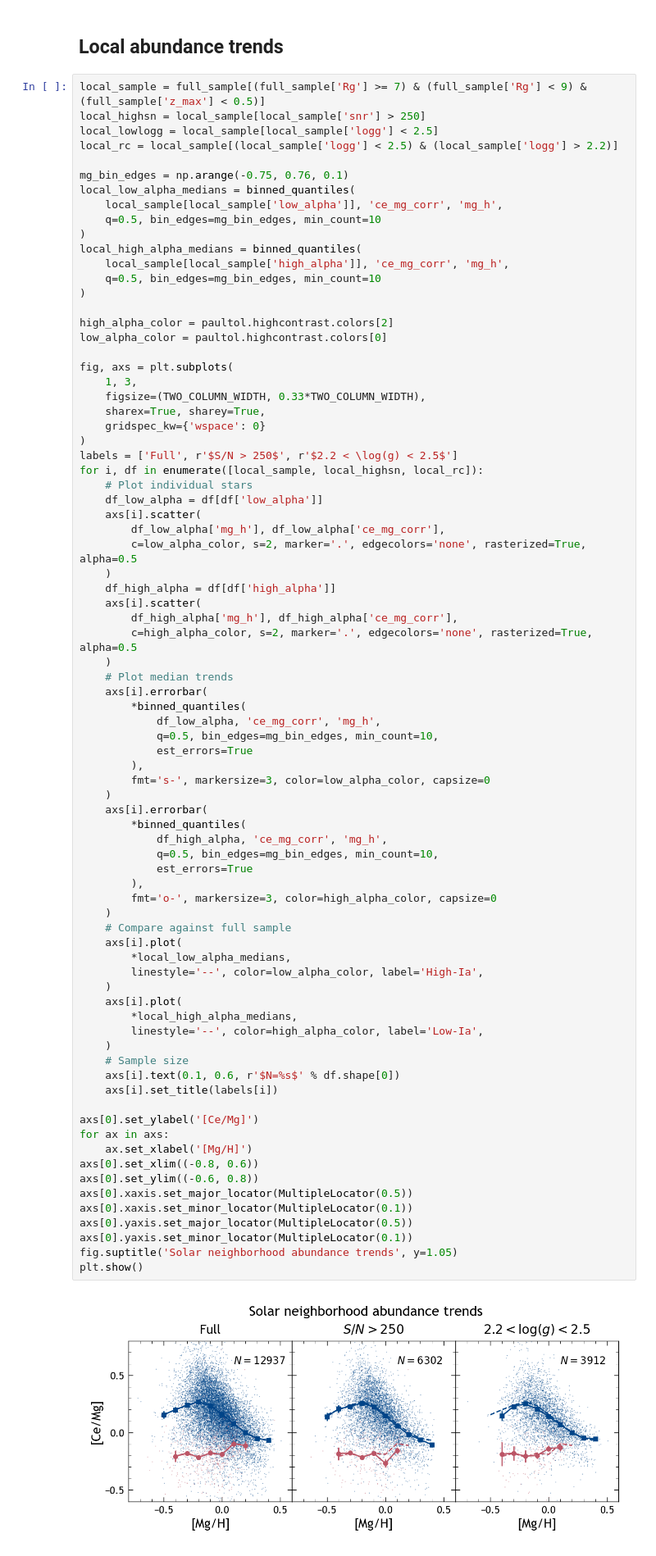
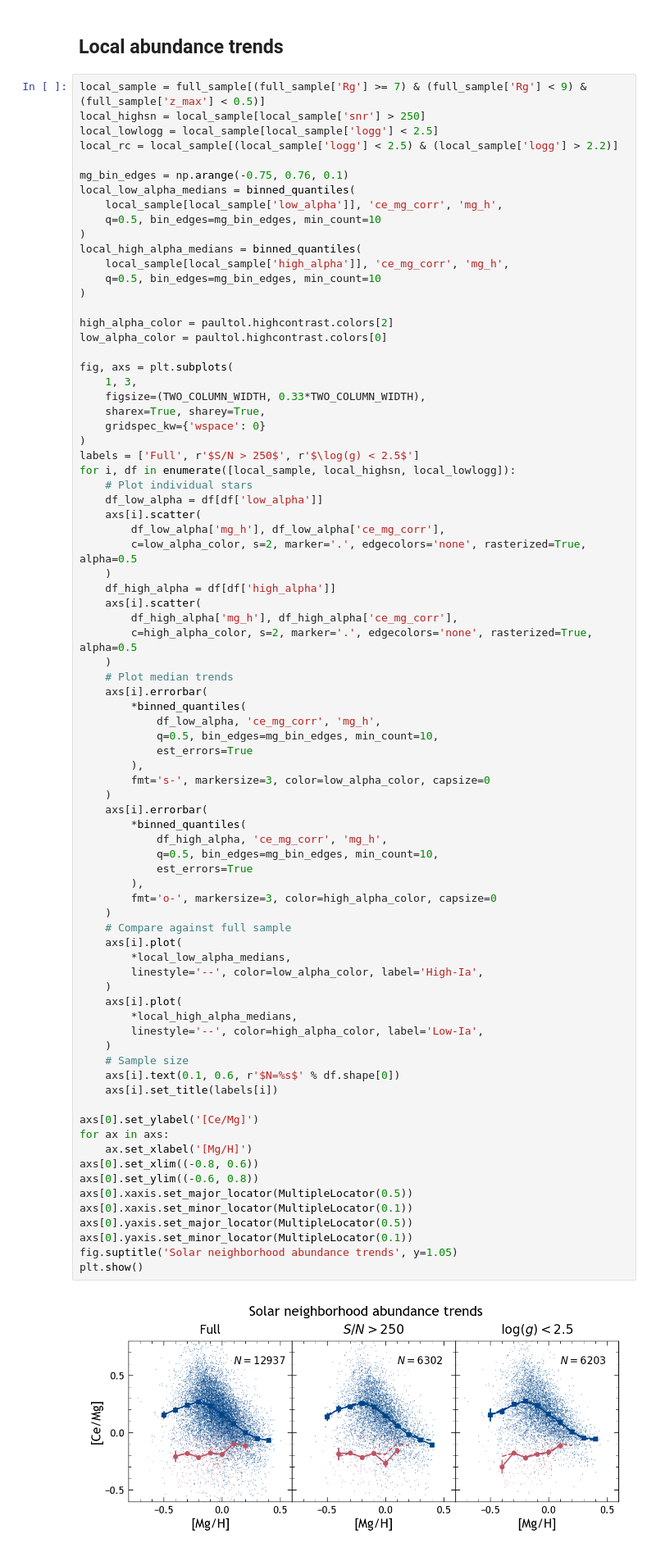
Before and after one commit to lodubay/chemical-clocks, a Jupyter notebook: src/scripts/sensitivity_tests.ipynb, the cells around one changed output. Shown at 82% size. Drawn from its saved outputs; the diff is of its cells as text.

```diff
--- a/src/scripts/sensitivity_tests.ipynb
+++ b/src/scripts/sensitivity_tests.ipynb
@@ -59,8 +59,8 @@ fig, axs = plt.subplots(
     sharex=True, sharey=True,
     gridspec_kw={'wspace': 0}
 )
-labels = ['Full', r'$S/N > 250$', r'$2.2 < \log(g) < 2.5$']
-for i, df in enumerate([local_sample, local_highsn, local_rc]):
+labels = ['Full', r'$S/N > 250$', r'$\log(g) < 2.5$']
+for i, df in enumerate([local_sample, local_highsn, local_lowlogg]):
     # Plot individual stars
     df_low_alpha = df[df['low_alpha']]
     axs[i].scatter(
@@ -87,34 +87,34 @@ for i, df in enumerate([local_sample, local_highsn, local_rc]):
             q=0.5, bin_edges=mg_bin_edges, min_count=10,
             est_errors=True
         ),
         fmt='o-', markersize=3, color=high_alpha_color, capsize=0
     )
     # Compare against full sample
     axs[i].plot(
         *local_low_alpha_medians,
         linestyle='--', color=low_alpha_color, label='High-Ia',
     )
     axs[i].plot(
         *local_high_alpha_medians,
         linestyle='--', color=high_alpha_color, label='Low-Ia',
     )
     # Sample size
     axs[i].text(0.1, 0.6, r'$N=%s$' % df.shape[0])
     axs[i].set_title(labels[i])
 
 axs[0].set_ylabel('[Ce/Mg]')
 for ax in axs:
     ax.set_xlabel('[Mg/H]')
 axs[0].set_xlim((-0.8, 0.6))
 axs[0].set_ylim((-0.6, 0.8))
 axs[0].xaxis.set_major_locator(MultipleLocator(0.5))
 axs[0].xaxis.set_minor_locator(MultipleLocator(0.1))
 axs[0].yaxis.set_major_locator(MultipleLocator(0.5))
 axs[0].yaxis.set_minor_locator(MultipleLocator(0.1))
 fig.suptitle('Solar neighborhood abundance trends', y=1.05)
 plt.show()
 # %% [output]
-[figure, old version]
+[figure, new version]
 # %% [markdown]
 ## Inner galaxy abundance trends
 # %%
```
Also changed, not shown: parts of 3 cells of this notebook, 1 other file.
